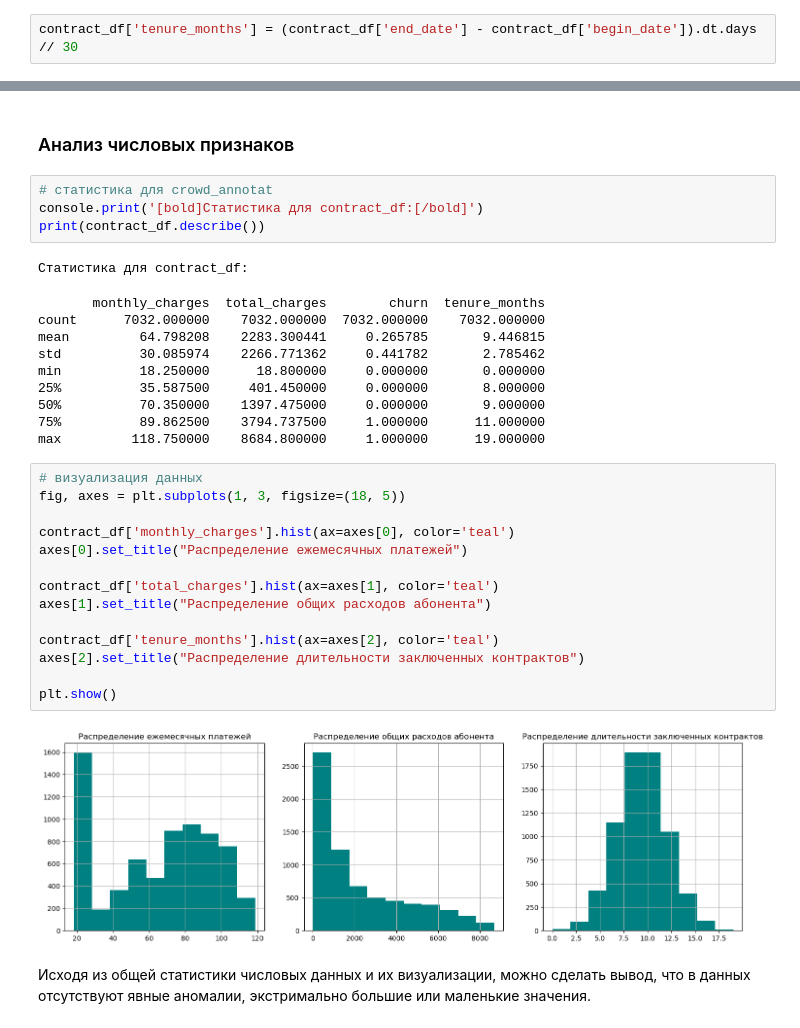
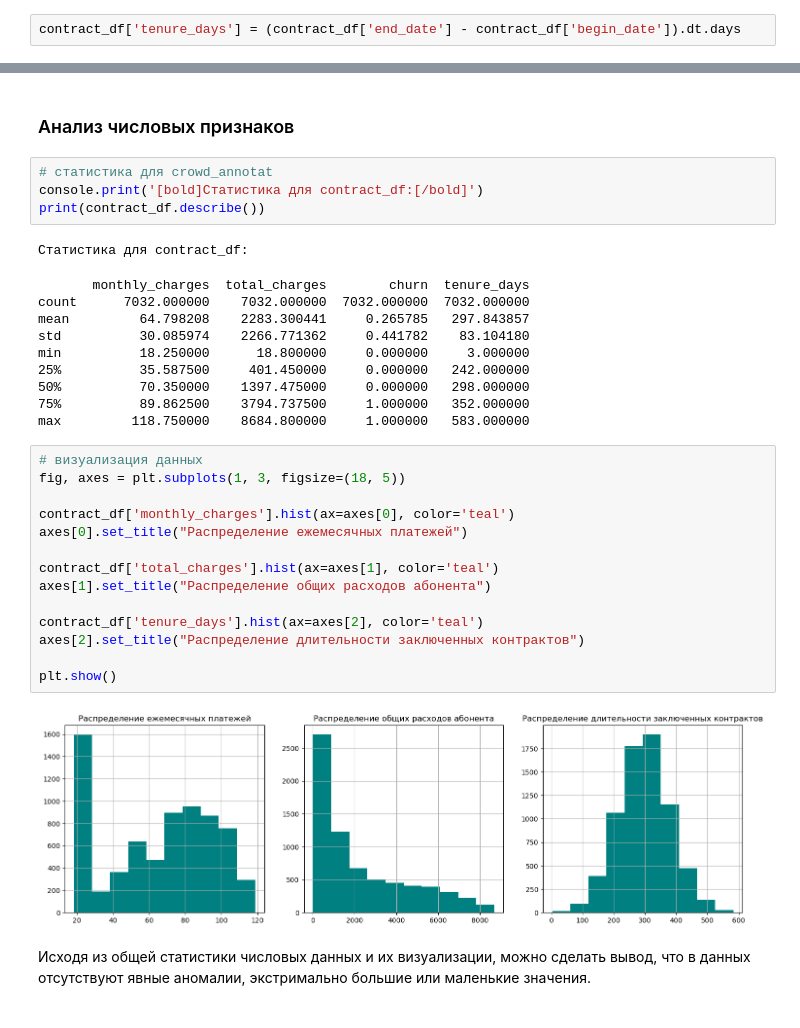
Before and after one commit to Denis-Mukhanov/client-churn-prediction, a Jupyter notebook: client_churn_prediction.ipynb, the cells around one changed output, grey strips where cells are left out. Drawn from its saved outputs; the diff is of its cells as text.

```diff
--- a/client_churn_prediction.ipynb
+++ b/client_churn_prediction.ipynb
@@ -437,7 +437,7 @@ print(f'Максимальная дата в end_date: {max_end_date}')
 >Сами даты из-за большой вариативности не несут полезную нагрузку при построении моделей, но можем получить дополнительные признаки:
 - продолжительность действия контракта, отразит насколько долго клиент пользуется услугами, выразим значение в месяцах.
 # %%
-contract_df['tenure_months'] = (contract_df['end_date'] - contract_df['begin_date']).dt.days // 30
+contract_df['tenure_days'] = (contract_df['end_date'] - contract_df['begin_date']).dt.days
 # %% [markdown]
 #### Зависимость факта ухода клиентов от месяца и года
 # %%
@@ -517,31 +517,31 @@ console.print('[bold]Статистика для contract_df:[/bold]')
 print(contract_df.describe())
 # %% [output]
 Статистика для contract_df:
-       monthly_charges  total_charges        churn  tenure_months
-count      7032.000000    7032.000000  7032.000000    7032.000000
-mean         64.798208    2283.300441     0.265785       9.446815
-std          30.085974    2266.771362     0.441782       2.785462
-min          18.250000      18.800000     0.000000       0.000000
-25%          35.587500     401.450000     0.000000       8.000000
-50%          70.350000    1397.475000     0.000000       9.000000
-75%          89.862500    3794.737500     1.000000      11.000000
-max         118.750000    8684.800000     1.000000      19.000000
+       monthly_charges  total_charges        churn  tenure_days
+count      7032.000000    7032.000000  7032.000000  7032.000000
+mean         64.798208    2283.300441     0.265785   297.843857
+std          30.085974    2266.771362     0.441782    83.104180
+min          18.250000      18.800000     0.000000     3.000000
+25%          35.587500     401.450000     0.000000   242.000000
+50%          70.350000    1397.475000     0.000000   298.000000
+75%          89.862500    3794.737500     1.000000   352.000000
+max         118.750000    8684.800000     1.000000   583.000000
 # %%
 # визуализация данных
 fig, axes = plt.subplots(1, 3, figsize=(18, 5))
 
 contract_df['monthly_charges'].hist(ax=axes[0], color='teal')
 axes[0].set_title("Распределение ежемесячных платежей")
 
 contract_df['total_charges'].hist(ax=axes[1], color='teal')
 axes[1].set_title("Распределение общих расходов абонента")
 
-contract_df['tenure_months'].hist(ax=axes[2], color='teal')
+contract_df['tenure_days'].hist(ax=axes[2], color='teal')
 axes[2].set_title("Распределение длительности заключенных контрактов")
 
 plt.show()
 # %% [output]
-[figure, old version]
+[figure, new version]
 # %% [markdown]
 Исходя из общей статистики числовых данных и их визуализации, можно сделать вывод, что в данных отсутствуют явные аномалии, экстримально большие или маленькие значения.
 # %% [markdown]
```
Also changed, not shown: parts of 28 cells of this notebook.
